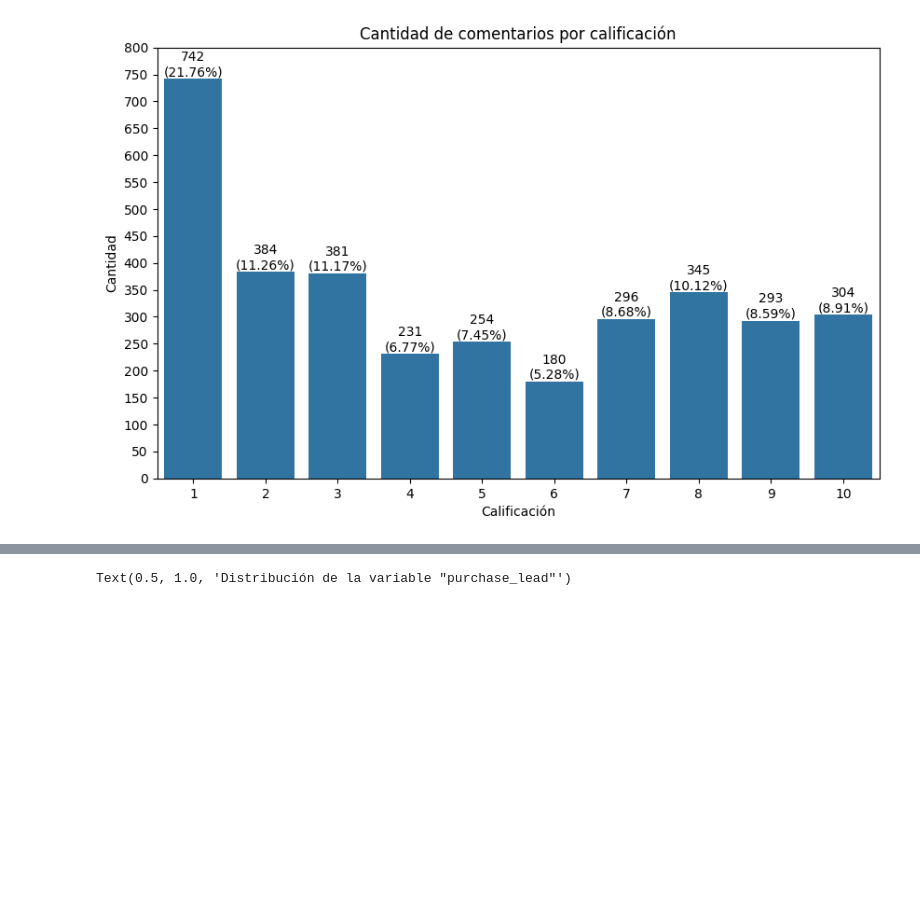
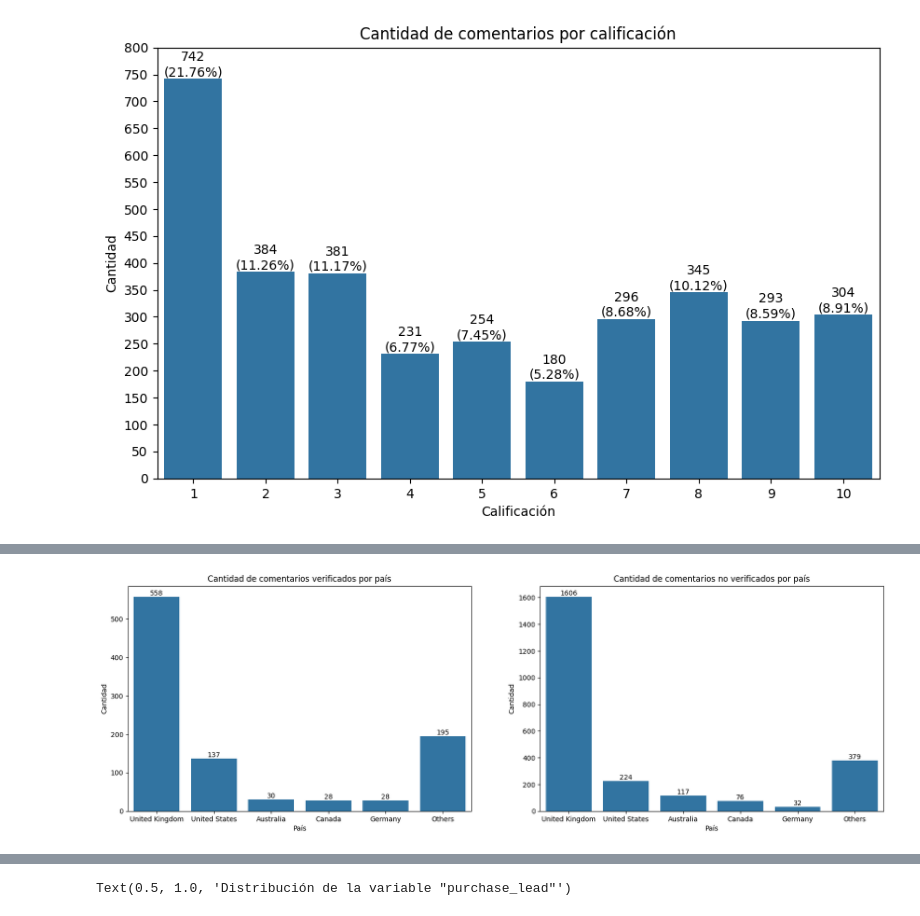
Before and after one commit to lcondoriz/tp1-orgaDatos, a Jupyter notebook: tp1.ipynb, the cells around one changed output, grey strips where cells are left out. Drawn from its saved outputs; the diff is of its cells as text; code cells hidden in the pictures; blank space fills up the shorter version.

```diff
--- a/tp1.ipynb
+++ b/tp1.ipynb
@@ -43,3 +106,6 @@ df_cleaned_reviews['date'] = pd.to_datetime(df_cleaned_reviews['date'])
 
 # Eliminar filas duplicados.
 df_cleaned_reviews.drop_duplicates(inplace=True)
+
+# La columna "country" es una variable categórica, por lo que la convertimos a tipo "category"
+df_cleaned_reviews['country'] = df_cleaned_reviews['country'].astype('category')
@@ -202,0 +153,8 @@ plt.show()
+# %%
+group = df_cleaned_reviews.groupby(["verified", "country"])["reviews"].count()
+number_reviews_per_country_true = group.loc[True]
+number_reviews_per_country_false = group.loc[False]
+# %%
+five_more_reviews_true = number_reviews_per_country_true.nlargest()
+five_more_reviews_true["Others"] = number_reviews_per_country_true.sum() - five_more_reviews_true.sum()
+five_more_reviews_true
@@ -202,0 +170,4 @@ plt.show()
+# %%
+five_more_reviews_false = number_reviews_per_country_false.nlargest()
+five_more_reviews_false["Others"] = number_reviews_per_country_false.sum() - five_more_reviews_false.sum()
+five_more_reviews_false
@@ -202,0 +183,25 @@ plt.show()
+# %%
+# barplot verified = True and verified = False
+fig, axes = plt.subplots(1, 2, figsize=(20, 6))
+
+sns.barplot(x=five_more_reviews_true.index, y=five_more_reviews_true.values, ax=axes[0])
+
+axes[0].set_title('Cantidad de comentarios verificados por país')
+axes[0].set_xlabel('País')
+axes[0].set_ylabel('Cantidad')
+
+for i in range(five_more_reviews_true.shape[0]):
+    axes[0].text(i, five_more_reviews_true.values[i], f'{five_more_reviews_true.values[i]}', ha='center', va='bottom')
+
+sns.barplot(x=five_more_reviews_false.index, y=five_more_reviews_false.values, ax=axes[1])
+
+axes[1].set_title('Cantidad de comentarios no verificados por país')
+axes[1].set_xlabel('País')
+axes[1].set_ylabel('Cantidad')
+
+for i in range(five_more_reviews_false.shape[0]):
+    axes[1].text(i, five_more_reviews_false.values[i], f'{five_more_reviews_false.values[i]}', ha='center', va='bottom')
+
+plt.show()
+# %% [output]
+[figure, added]
```
Also changed, not shown: parts of 65 cells of this notebook, 3 other files.
